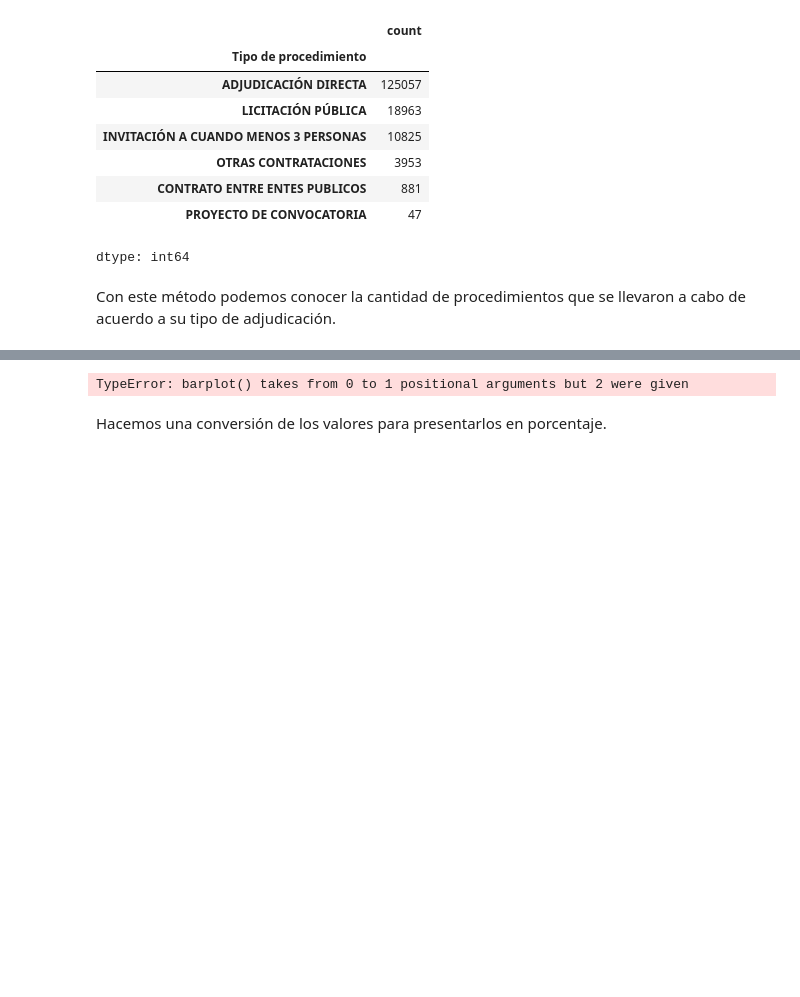
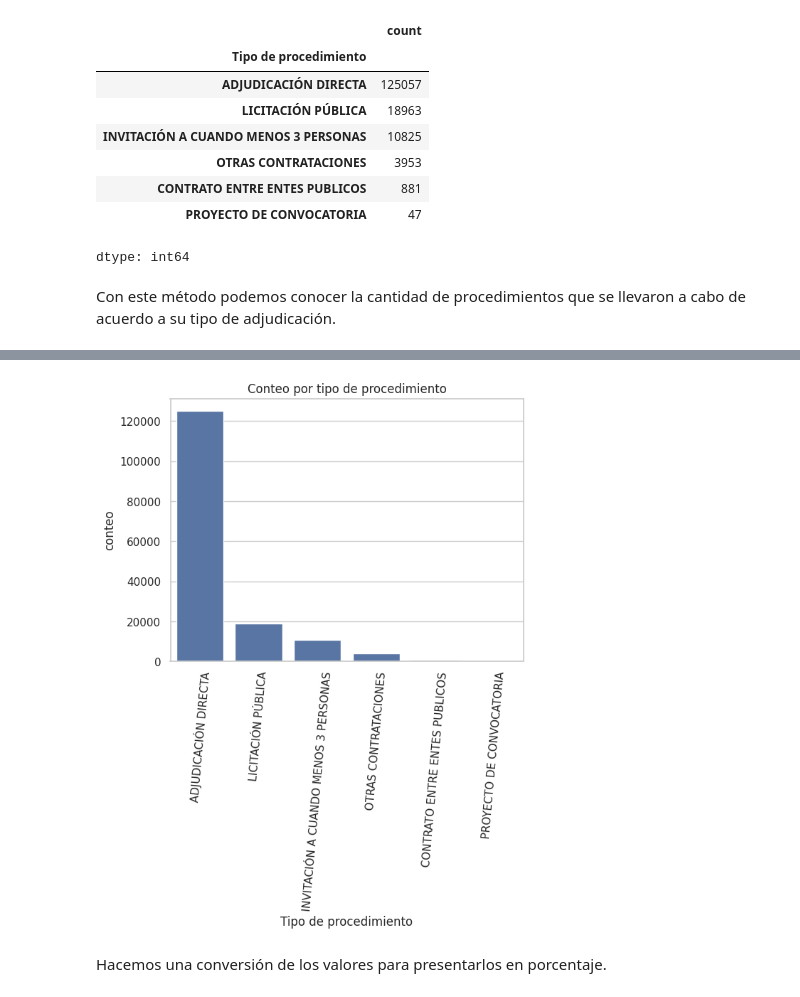
Before and after one commit to juanrmz85/ContratosGobMX, a Jupyter notebook: Proyecto_Final_Modulo_3.ipynb, the cells around one changed output, grey strips where cells are left out. Drawn from its saved outputs; the diff is of its cells as text; code cells hidden in the pictures; blank space fills up the shorter version.

```diff
--- a/Proyecto_Final_Modulo_3.ipynb
+++ b/Proyecto_Final_Modulo_3.ipynb
@@ -424,10 +435,10 @@ conteo = contratos_clean['Tipo de procedimiento'].value_counts()
 # %%
-ax = sns.barplot(conteo.index, conteo)
+ax = sns.barplot(conteo)
 ax.set_title('Conteo por tipo de procedimiento')
 ax.set(ylabel='conteo')
 ax.set_xticklabels(ax.get_xticklabels(), rotation=85);
 # %% [output]
-TypeError: barplot() takes from 0 to 1 positional arguments but 2 were given
+[figure, added]
 # %% [markdown]
 Hacemos una conversión de los valores para presentarlos en porcentaje.
 # %%
```
Also changed, not shown: parts of 6 cells of this notebook.
